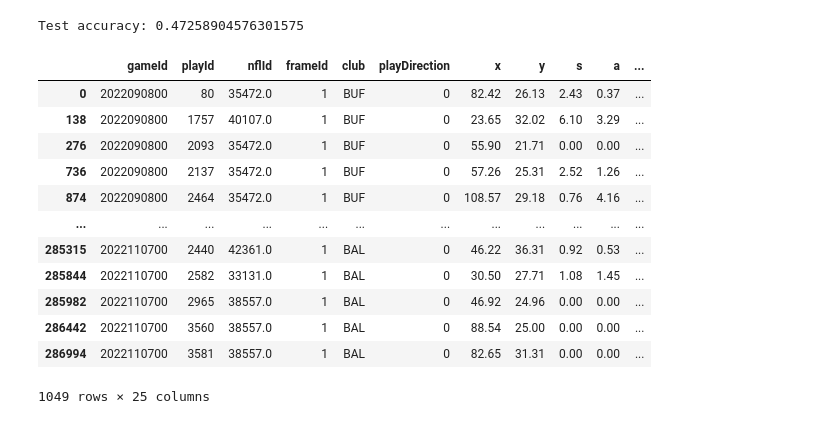
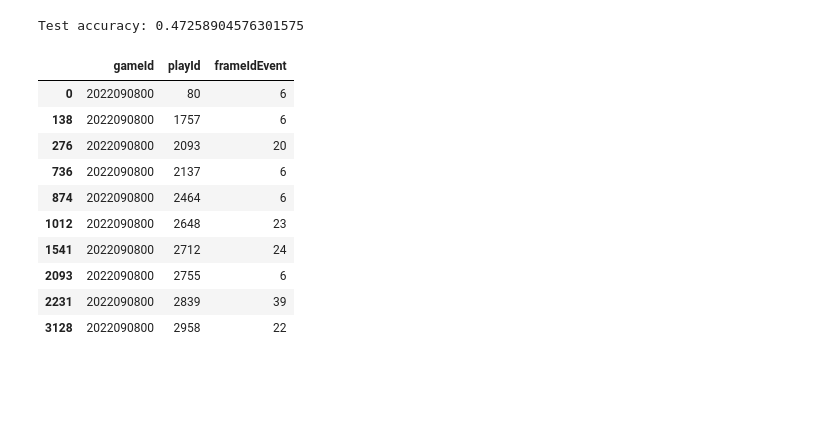
Before and after one commit to Alf-caput/NFL2022_TacklePredictNN, a Jupyter notebook: piping.ipynb, the cells around one changed output. Cells and saved outputs as stored; diff of their text form; code cells hidden in the pictures; blank space fills up the shorter version.

```diff
--- a/piping.ipynb
+++ b/piping.ipynb
@@ -358,18 +358,16 @@ print('Test accuracy:', test_acc)
 Test accuracy: 0.47258904576301575
 # %%
 jugadas_seleccionadas = df.drop_duplicates(subset=('gameId', 'playId'))
-jugadas_seleccionadas
+jugadas_seleccionadas[['gameId', 'playId', 'frameIdEvent']].head(10)
 # %% [output]
-|  | gameId | playId | nflId | frameId | club | playDirection | x | y | s | a | ... |
-| 0 | 2022090800 | 80 | 35472.0 | 1 | BUF | 0 | 82.42 | 26.13 | 2.43 | 0.37 | ... |
-| 138 | 2022090800 | 1757 | 40107.0 | 1 | BUF | 0 | 23.65 | 32.02 | 6.10 | 3.29 | ... |
-| 276 | 2022090800 | 2093 | 35472.0 | 1 | BUF | 0 | 55.90 | 21.71 | 0.00 | 0.00 | ... |
-| 736 | 2022090800 | 2137 | 35472.0 | 1 | BUF | 0 | 57.26 | 25.31 | 2.52 | 1.26 | ... |
-| 874 | 2022090800 | 2464 | 35472.0 | 1 | BUF | 0 | 108.57 | 29.18 | 0.76 | 4.16 | ... |
-| ... | ... | ... | ... | ... | ... | ... | ... | ... | ... | ... | ... |
-| 285315 | 2022110700 | 2440 | 42361.0 | 1 | BAL | 0 | 46.22 | 36.31 | 0.92 | 0.53 | ... |
-| 285844 | 2022110700 | 2582 | 33131.0 | 1 | BAL | 0 | 30.50 | 27.71 | 1.08 | 1.45 | ... |
-| 285982 | 2022110700 | 2965 | 38557.0 | 1 | BAL | 0 | 46.92 | 24.96 | 0.00 | 0.00 | ... |
-| 286442 | 2022110700 | 3560 | 38557.0 | 1 | BAL | 0 | 88.54 | 25.00 | 0.00 | 0.00 | ... |
-| 286994 | 2022110700 | 3581 | 38557.0 | 1 | BAL | 0 | 82.65 | 31.31 | 0.00 | 0.00 | ... |
+|  | gameId | playId | frameIdEvent |
+| 0 | 2022090800 | 80 | 6 |
+| 138 | 2022090800 | 1757 | 6 |
+| 276 | 2022090800 | 2093 | 20 |
+| 736 | 2022090800 | 2137 | 6 |
+| 874 | 2022090800 | 2464 | 6 |
+| 1012 | 2022090800 | 2648 | 23 |
+| 1541 | 2022090800 | 2712 | 24 |
+| 2093 | 2022090800 | 2755 | 6 |
+| 2231 | 2022090800 | 2839 | 39 |
+| 3128 | 2022090800 | 2958 | 22 |
-1049 rows × 25 columns
```
Also changed, not shown: parts of 6 cells of this notebook, 3 other files.
